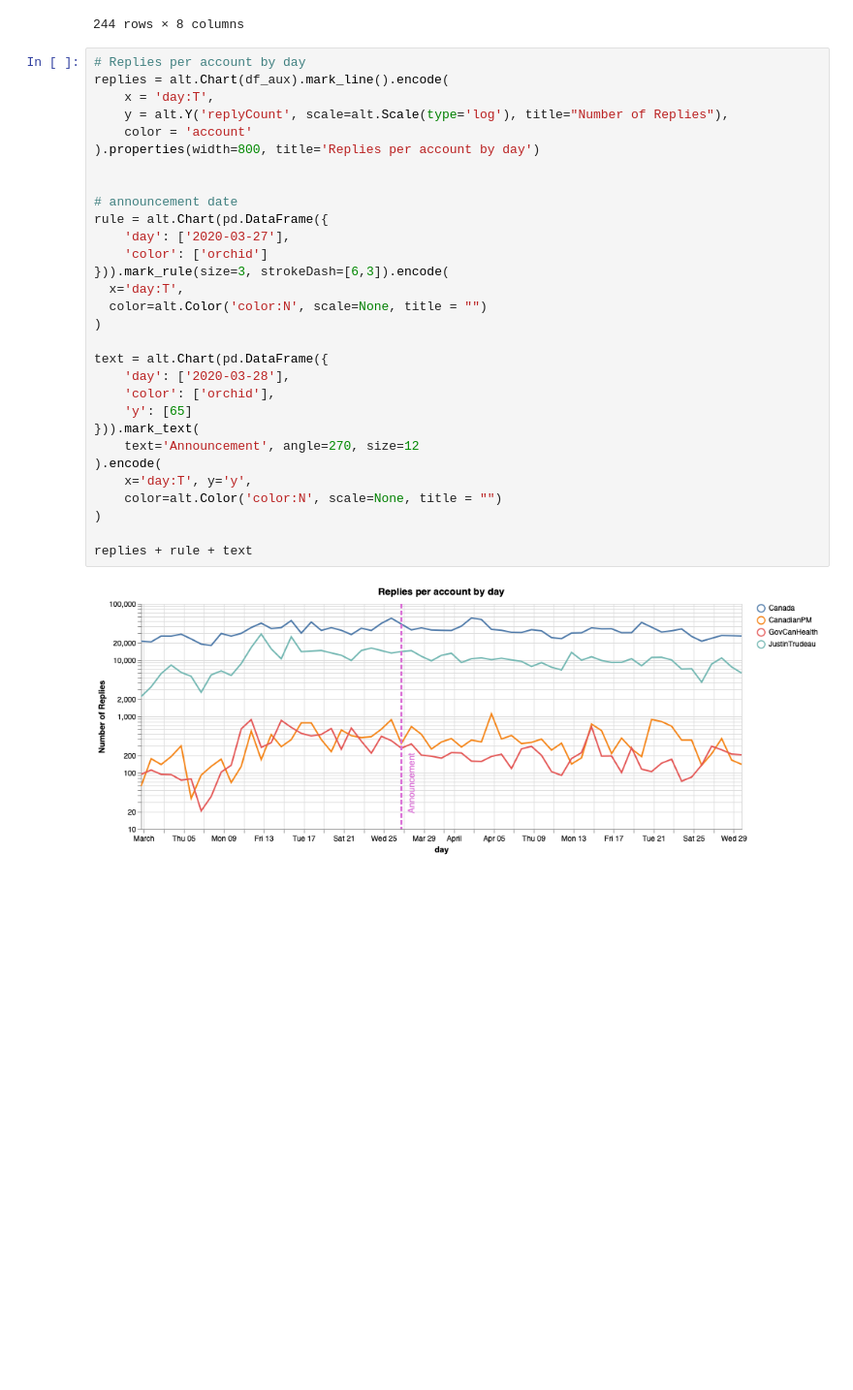
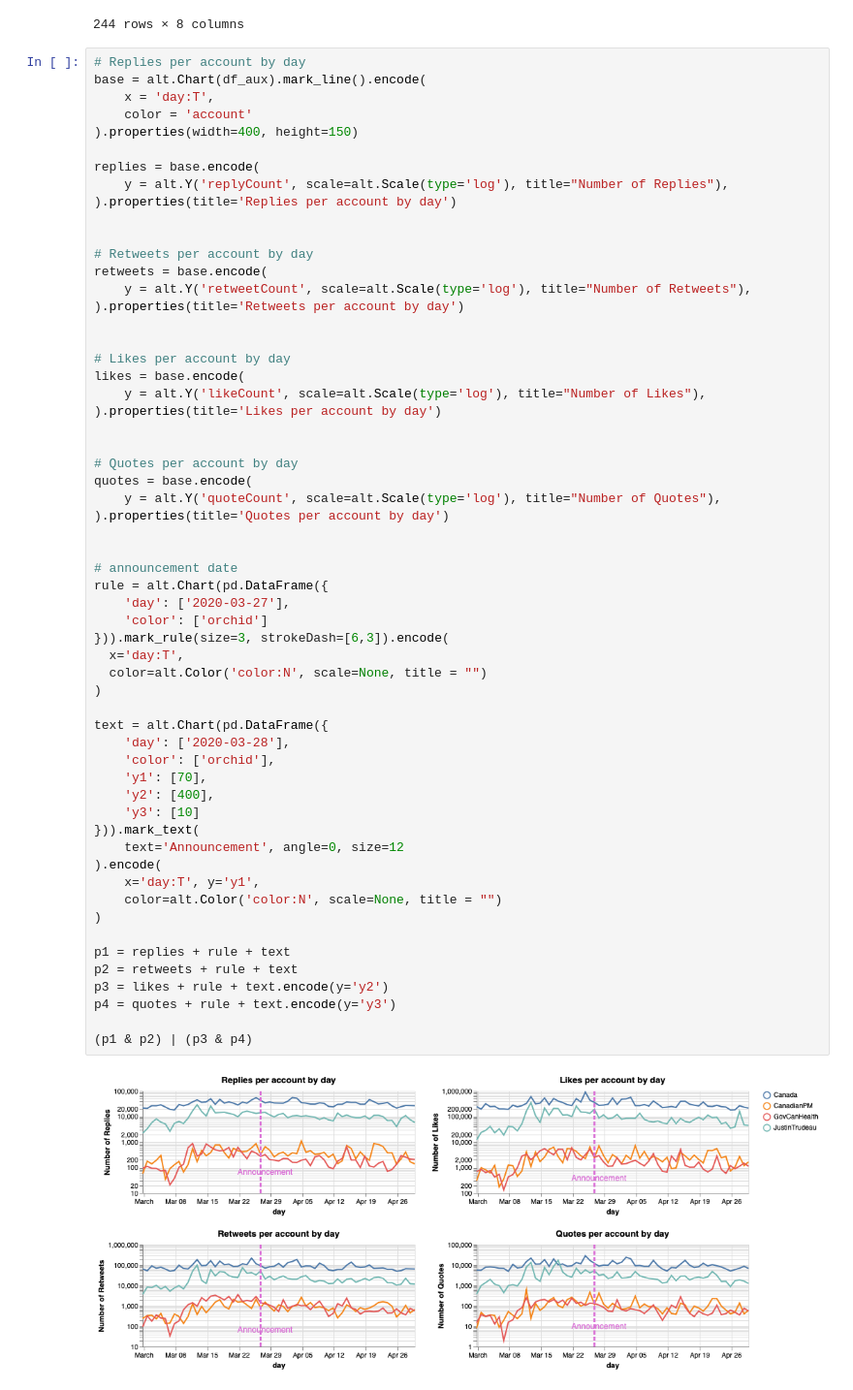
Before and after one commit to vcuspinera/Canada_response_covid, a Jupyter notebook: src/eda.ipynb, the cells around one changed output. Shown at 97% size. Cells and saved outputs as stored; diff of their text form; blank space fills up the shorter version.

Commit message:
Update plot wit replies, retweets, likes and quotes.

```diff
--- a/src/eda.ipynb
+++ b/src/eda.ipynb
@@ -476,33 +476,61 @@ df_aux
 244 rows × 8 columns
 # %%
 # Replies per account by day
-replies = alt.Chart(df_aux).mark_line().encode(
+base = alt.Chart(df_aux).mark_line().encode(
     x = 'day:T',
+    color = 'account'
+).properties(width=400, height=150)
+
+replies = base.encode(
     y = alt.Y('replyCount', scale=alt.Scale(type='log'), title="Number of Replies"),
-    color = 'account'
-).properties(width=800, title='Replies per account by day')
+).properties(title='Replies per account by day')
+
+
+# Retweets per account by day
+retweets = base.encode(
+    y = alt.Y('retweetCount', scale=alt.Scale(type='log'), title="Number of Retweets"),
+).properties(title='Retweets per account by day')
+
+
+# Likes per account by day
+likes = base.encode(
+    y = alt.Y('likeCount', scale=alt.Scale(type='log'), title="Number of Likes"),
+).properties(title='Likes per account by day')
+
+
+# Quotes per account by day
+quotes = base.encode(
+    y = alt.Y('quoteCount', scale=alt.Scale(type='log'), title="Number of Quotes"),
+).properties(title='Quotes per account by day')
 
 
 # announcement date
 rule = alt.Chart(pd.DataFrame({
     'day': ['2020-03-27'],
     'color': ['orchid']
 })).mark_rule(size=3, strokeDash=[6,3]).encode(
   x='day:T',
   color=alt.Color('color:N', scale=None, title = "")
 )
 
 text = alt.Chart(pd.DataFrame({
     'day': ['2020-03-28'],
     'color': ['orchid'],
-    'y': [65]
+    'y1': [70],
+    'y2': [400],
+    'y3': [10]
 })).mark_text(
-    text='Announcement', angle=270, size=12
+    text='Announcement', angle=0, size=12
 ).encode(
-    x='day:T', y='y',
+    x='day:T', y='y1',
     color=alt.Color('color:N', scale=None, title = "")
 )
 
-replies + rule + text
+p1 = replies + rule + text
+p2 = retweets + rule + text
+p3 = likes + rule + text.encode(y='y2')
+p4 = quotes + rule + text.encode(y='y3')
+
+(p1 & p2) | (p3 & p4)
 # %% [output]
-[figure, old version]
+[figure, new version]
```
Also changed, not shown: parts of 4 cells of this notebook.
